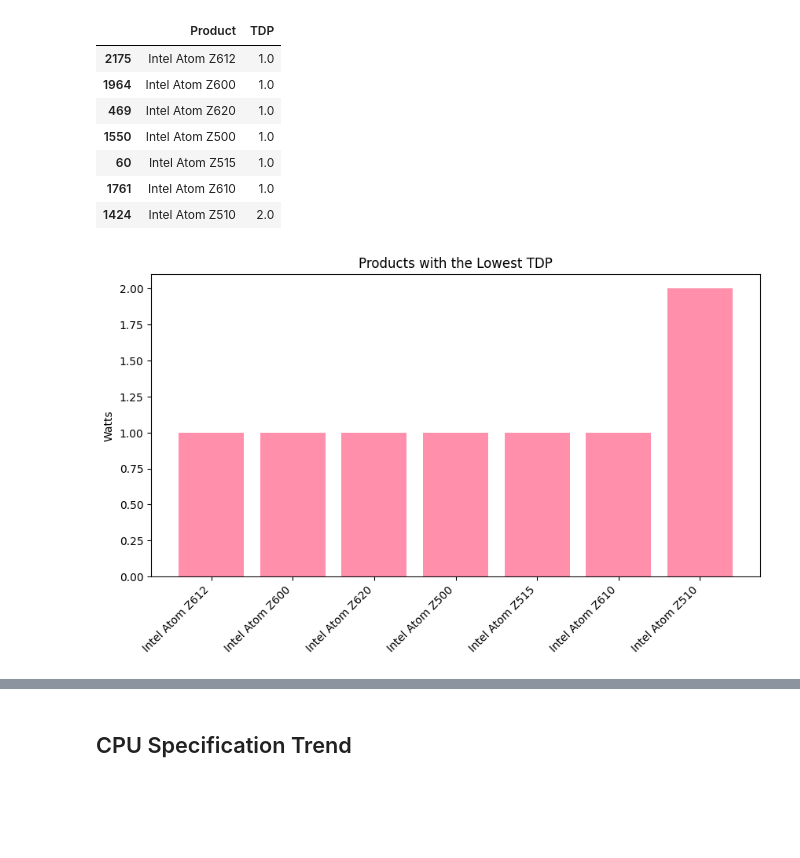
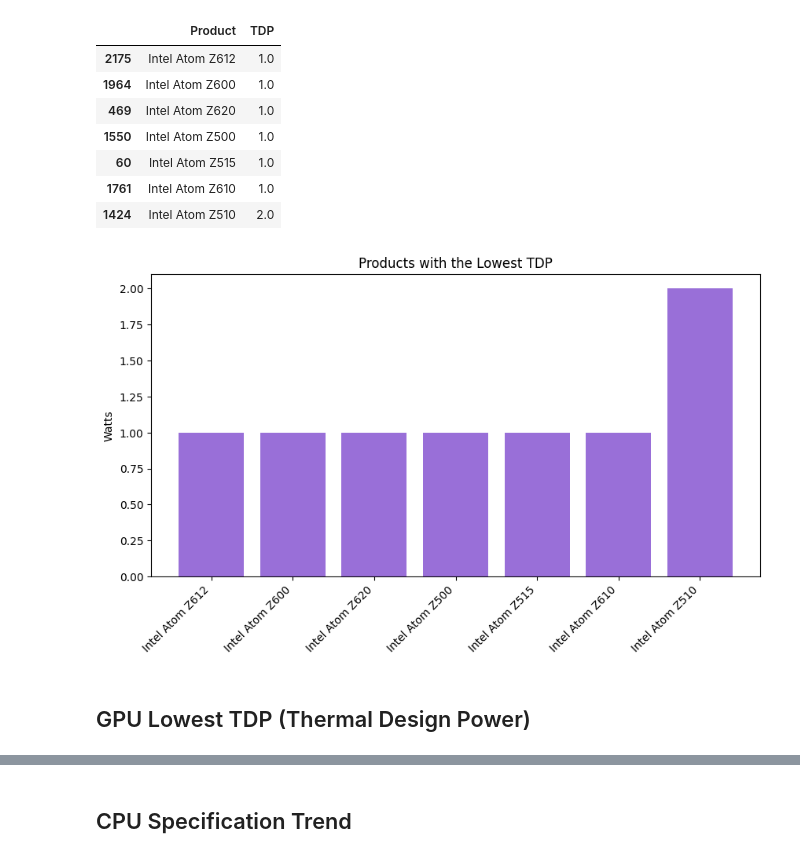
Before and after one commit to WendyInft/MATHEDA-INFANTE, a Jupyter notebook: WK8-Exploratory-Data-Analysis/Exercise/WK8-Exploratory-Data-Analysis.ipynb, the cells around one changed output, grey strips where cells are left out. Saved outputs shown, nothing was run; the diff lists cells and outputs as text; code cells hidden in the pictures; blank space fills up the shorter version.

```diff
--- a/WK8-Exploratory-Data-Analysis/Exercise/WK8-Exploratory-Data-Analysis.ipynb
+++ b/WK8-Exploratory-Data-Analysis/Exercise/WK8-Exploratory-Data-Analysis.ipynb
@@ -198,10 +198,12 @@ df_tdp
 | 1424 | Intel Atom Z510 | 2.0 |
 # %%
 plt.figure (figsize=(10,5))
-plt.bar(df_tdp['Product'],df_tdp['TDP'], color='#FF8FAB')
+plt.bar(df_tdp['Product'],df_tdp['TDP'], color='#996fd8')
 plt.title('Products with the Lowest TDP')
 plt.ylabel('Watts')
 plt.xticks(rotation=45, ha='right')
 plt.show()
 # %% [output]
-[figure, old version]
+[figure, new version]
+# %% [markdown]
+## GPU Lowest TDP (Thermal Design Power)
```
Also changed, not shown: parts of 5 cells of this notebook.
